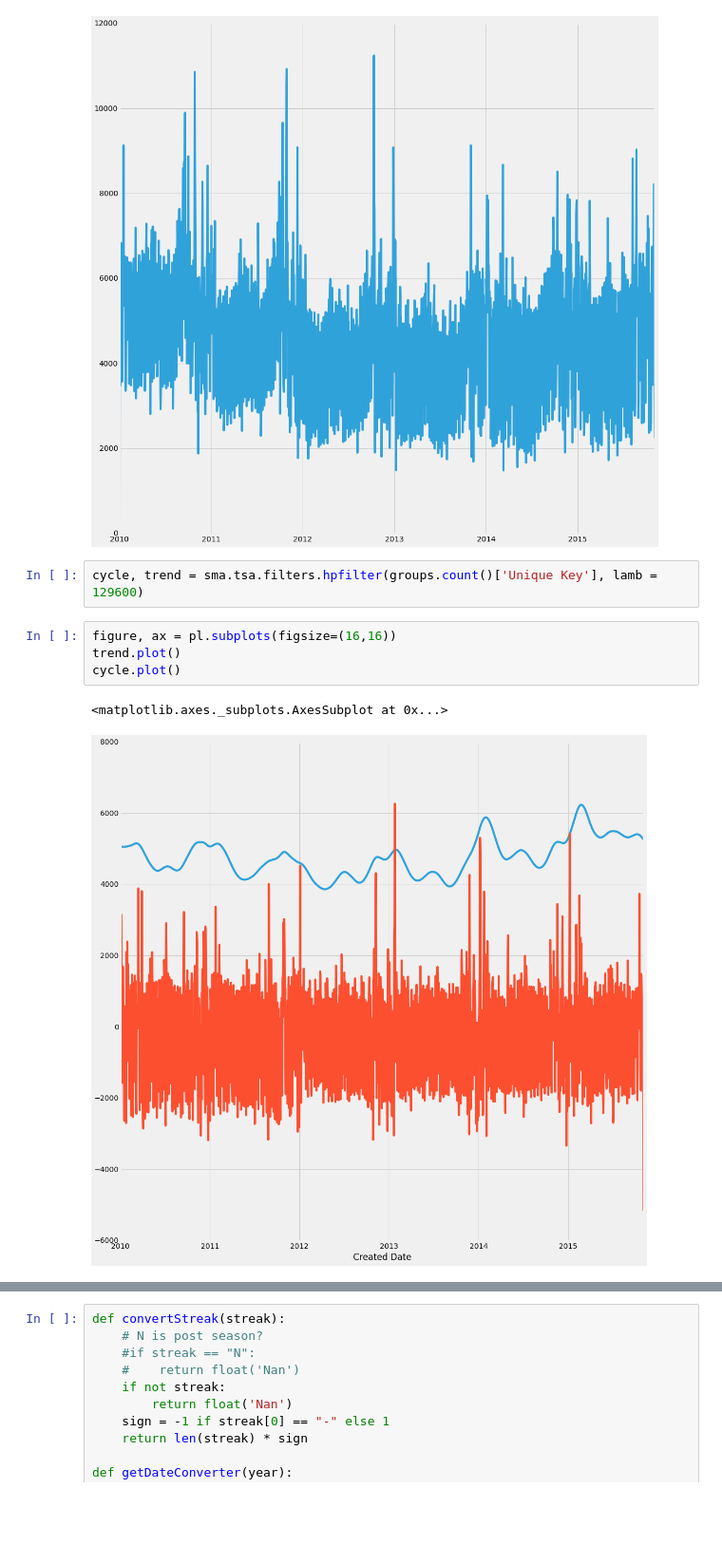
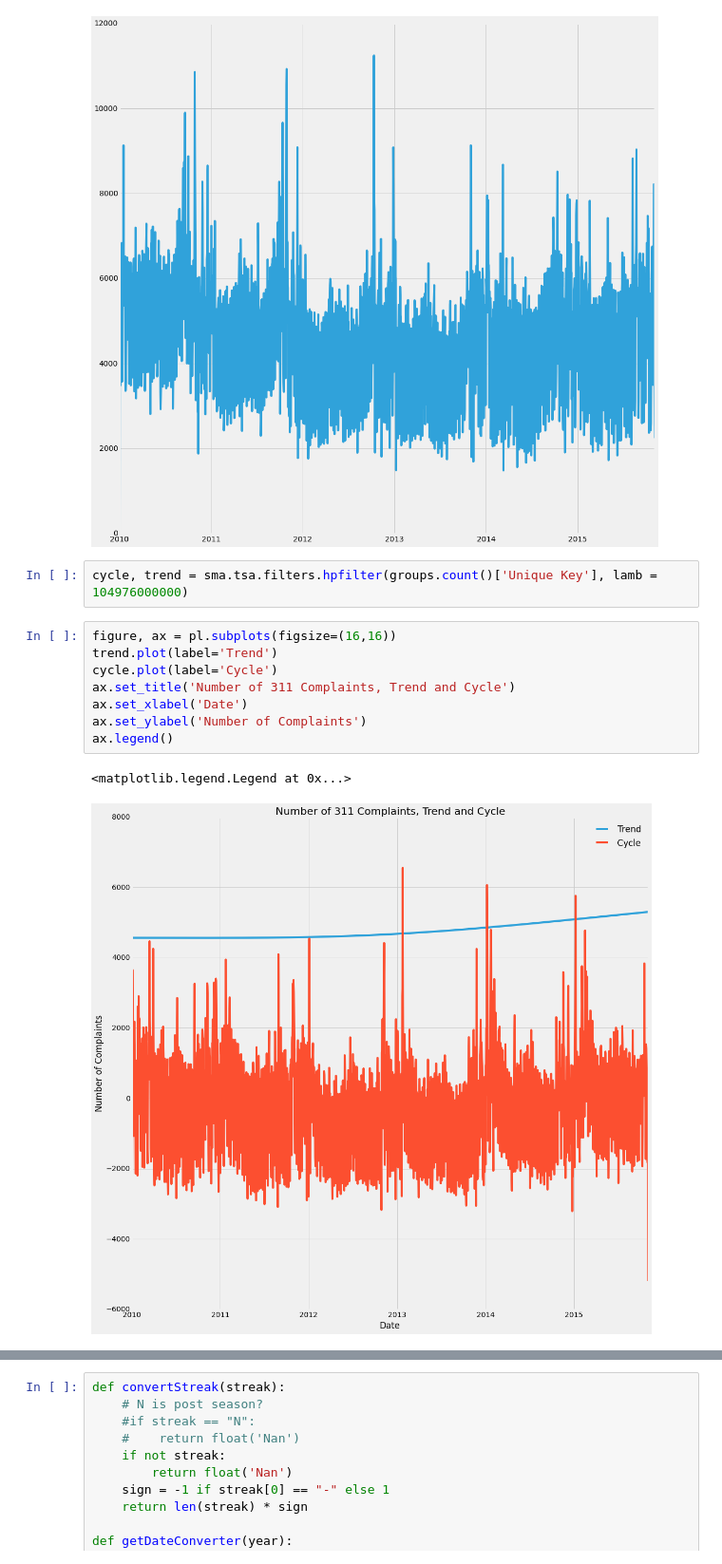
Before and after one commit to docmarionum1/ads_foundations, a Jupyter notebook: 311 - Mets.ipynb, the cells around one changed output, grey strips where cells are left out. Shown at 95% size. Saved outputs shown, nothing was run; the diff lists cells and outputs as text; blank space fills up the shorter version.

```diff
--- a/311 - Mets.ipynb
+++ b/311 - Mets.ipynb
@@ -38,14 +30,18 @@ ax.plot(complaints['Created Date'].unique(), groups.count()['Unique Key'])
 [<matplotlib.lines.Line2D at 0x...>]
 [figure]
 # %%
-cycle, trend = sma.tsa.filters.hpfilter(groups.count()['Unique Key'], lamb = 129600)
+cycle, trend = sma.tsa.filters.hpfilter(groups.count()['Unique Key'], lamb = 104976000000)
 # %%
 figure, ax = pl.subplots(figsize=(16,16))
-trend.plot()
-cycle.plot()
+trend.plot(label='Trend')
+cycle.plot(label='Cycle')
+ax.set_title('Number of 311 Complaints, Trend and Cycle')
+ax.set_xlabel('Date')
+ax.set_ylabel('Number of Complaints')
+ax.legend()
 # %% [output]
-<matplotlib.axes._subplots.AxesSubplot at 0x...>
+<matplotlib.legend.Legend at 0x...>
-[figure, old version]
+[figure, new version]
 # %%
 complaints = complaints.rename(columns = {'Created Date': 'Date'})
 complaints['dow'] = complaints.apply(lambda x: x['Date'].weekday(), axis=1)
```
Also changed, not shown: parts of 23 cells of this notebook, 7 other files.
